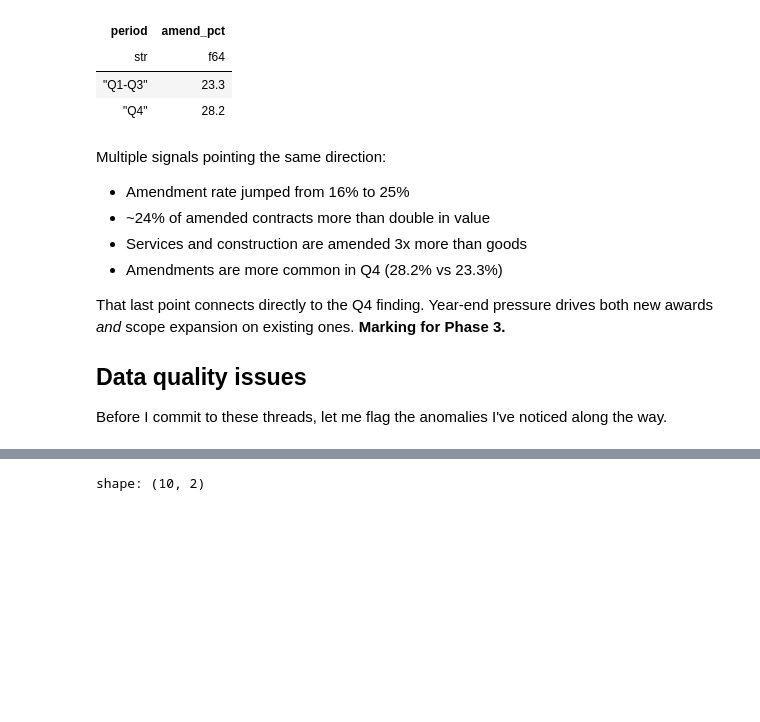
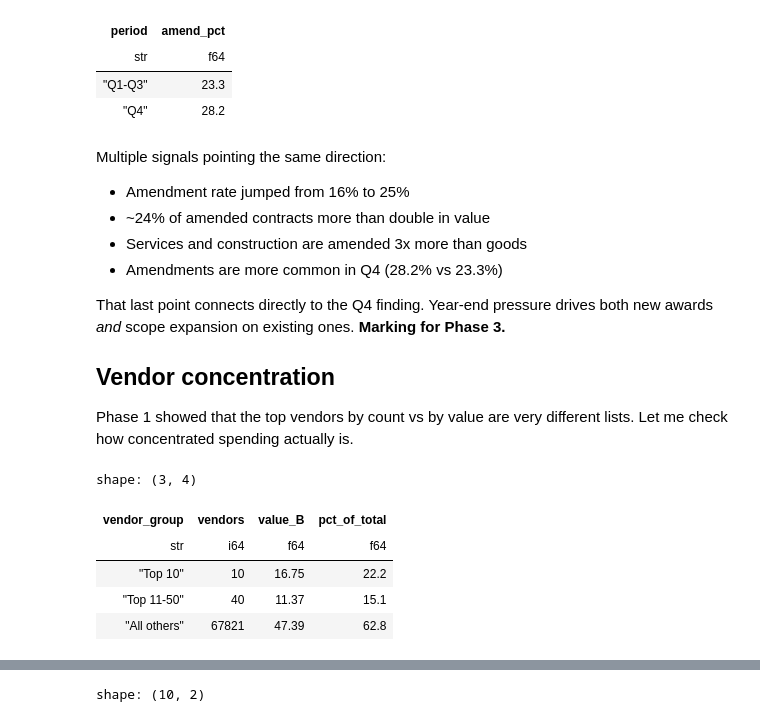
Before and after one commit to AmenTauhid/2026-to-2027-internship-interview-assignment-aymantauhid, a Jupyter notebook: notebooks/phase2-profiling.ipynb, the cells around one changed output, grey strips where cells are left out. Saved outputs shown, nothing was run; the diff lists cells and outputs as text; code cells hidden in the pictures; blank space fills up the shorter version.

Commit message:
Convert phase 2 charts to plotly, add vendor concentration section

```diff
--- a/notebooks/phase2-profiling.ipynb
+++ b/notebooks/phase2-profiling.ipynb
@@ -354,6 +383,38 @@ Multiple signals pointing the same direction:
 
 That last point connects directly to the Q4 finding. Year-end pressure drives both new awards *and* scope expansion on existing ones. **Marking for Phase 3.**
 
-## Data quality issues
+## Vendor concentration
 
-Before I commit to these threads, let me flag the anomalies I've noticed along the way.
+Phase 1 showed that the top vendors by count vs by value are very different lists. Let me check how concentrated spending actually is.
+# %%
+# How concentrated is spending? Top 50 vendors by value (contracts only, post-2019)
+con.sql("""
+    WITH vendor_totals AS (
+        SELECT vendor_name,
+            SUM(val) AS total_val,
+            COUNT(*) AS contracts
+        FROM data
+        WHERE instrument_type = 'C' AND reporting_period >= '2019-2020' AND vendor_name IS NOT NULL
+        GROUP BY vendor_name
+    ),
+    ranked AS (
+        SELECT *, ROW_NUMBER() OVER (ORDER BY total_val DESC) AS rn,
+            SUM(total_val) OVER () AS grand_total
+        FROM vendor_totals
+    )
+    SELECT
+        CASE WHEN rn <= 10 THEN 'Top 10' WHEN rn <= 50 THEN 'Top 11-50' ELSE 'All others' END AS vendor_group,
+        COUNT(*) AS vendors,
+        ROUND(SUM(total_val)/1e9, 2) AS value_B,
+        ROUND(SUM(total_val)*100.0/MAX(grand_total), 1) AS pct_of_total
+    FROM ranked
+    GROUP BY CASE WHEN rn <= 10 THEN 'Top 10' WHEN rn <= 50 THEN 'Top 11-50' ELSE 'All others' END
+    ORDER BY MIN(rn)
+""").pl()
+# %% [output]
+shape: (3, 4)
+| vendor_group | vendors | value_B | pct_of_total |
+| str | i64 | f64 | f64 |
+| "Top 10" | 10 | 16.75 | 22.2 |
+| "Top 11-50" | 40 | 11.37 | 15.1 |
+| "All others" | 67821 | 47.39 | 62.8 |
```
Also changed, not shown: parts of 9 cells of this notebook.
